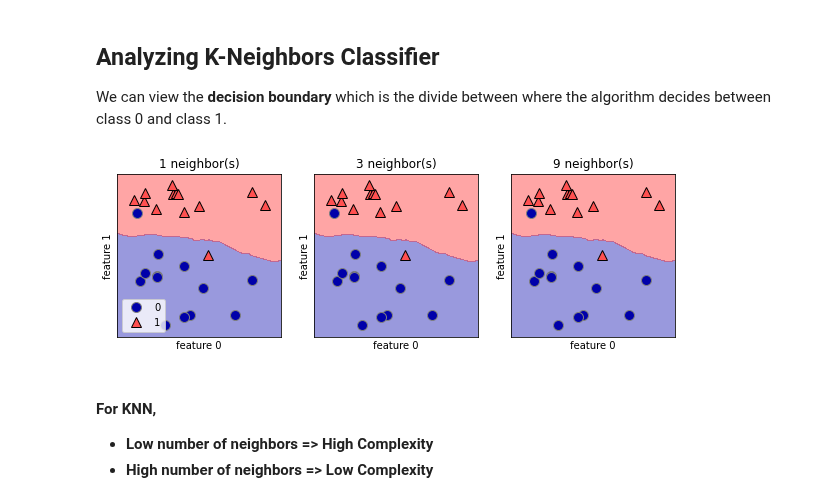
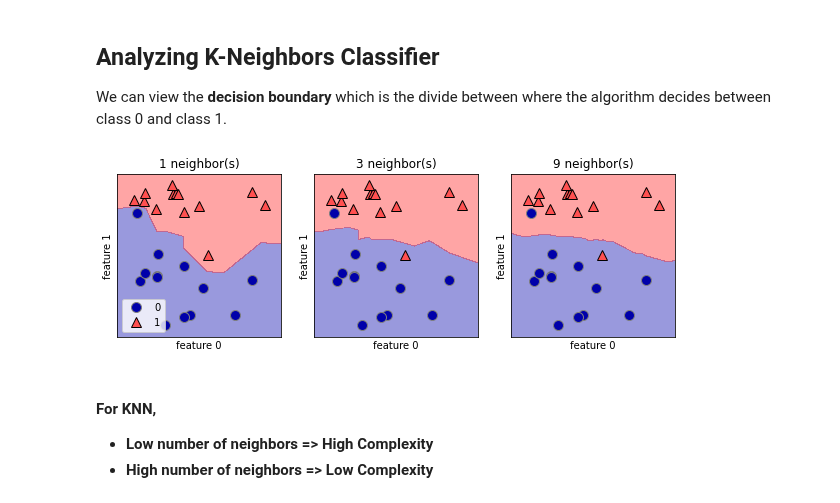
Before and after one commit to ptyadana/Data-Science-and-Machine-Learning-Projects-Dojo, a Jupyter notebook: Introduction to Machine Learning with Python - ACM_SG/02-supervised-learning.ipynb, the cells around one changed output. Saved outputs shown, nothing was run; the diff lists cells and outputs as text; code cells hidden in the pictures.

```diff
--- a/Introduction to Machine Learning with Python - ACM_SG/02-supervised-learning.ipynb
+++ b/Introduction to Machine Learning with Python - ACM_SG/02-supervised-learning.ipynb
@@ -241,18 +241,18 @@ We can view the **decision boundary** which is the divide between where the algo
 # %%
 fig, axes = plt.subplots(1, 3, figsize=(10, 3))
 
 for n_neighbors, ax in zip([1, 3, 9], axes):
     knn_clf = KNeighborsClassifier(n_neighbors=n_neighbors)
     knn_clf = knn_clf.fit(X, y) # fit method returns the object self,
 
-    mglearn.plots.plot_2d_separator(clf, X, fill=True, eps=0.5, ax=ax, alpha=.4)
+    mglearn.plots.plot_2d_separator(knn_clf, X, fill=True, eps=0.5, ax=ax, alpha=.4)
     mglearn.discrete_scatter(X[:, 0], X[:, 1], y, ax=ax)
     ax.set_title("{} neighbor(s)".format(n_neighbors))
     ax.set_xlabel("feature 0")
     ax.set_ylabel("feature 1")
 axes[0].legend(loc=3);
 # %% [output]
-[figure, old version]
+[figure, new version]
 # %% [markdown]
 #### For KNN,
 
```
Also changed, not shown: parts of 10 cells of this notebook.
